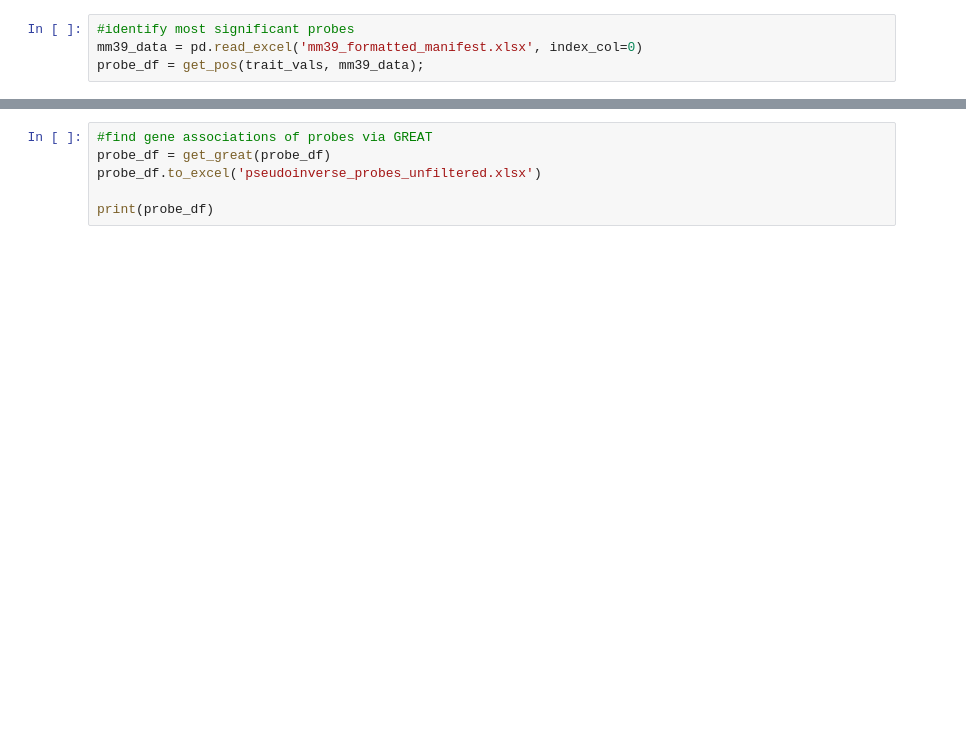
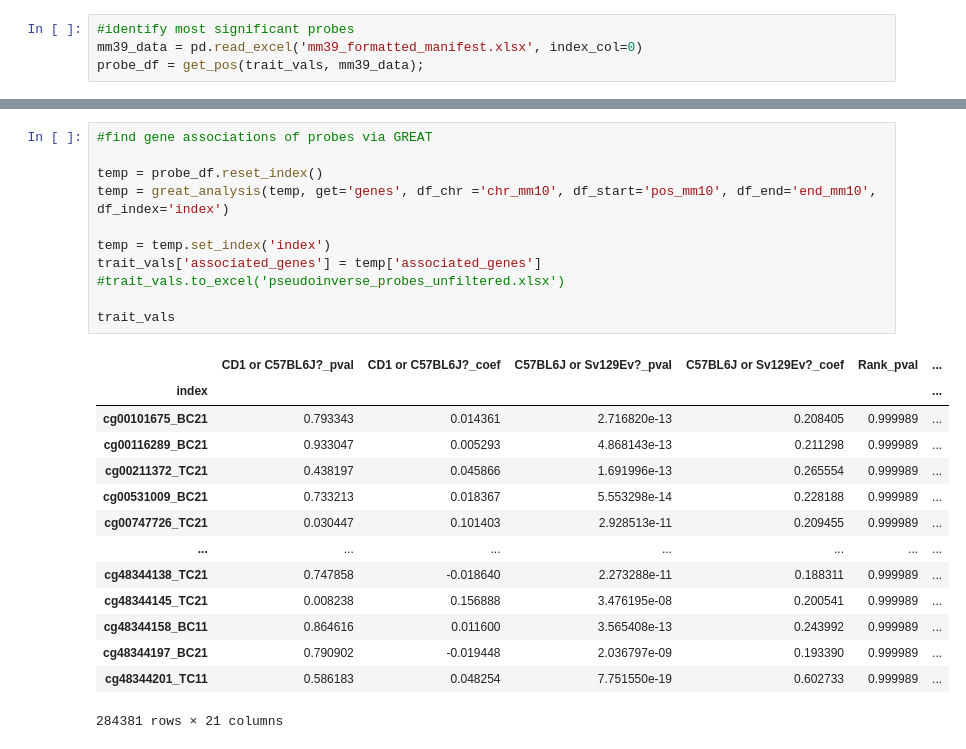
Before and after one commit to SamAndTheSun/pellegrini_temp, a Jupyter notebook: pseudoinverse_model.ipynb, the cells around one changed output, grey strips where cells are left out. Drawn from its saved outputs; the diff is of its cells as text; blank space fills up the shorter version.

```diff
--- a/pseudoinverse_model.ipynb
+++ b/pseudoinverse_model.ipynb
@@ -71,9 +83,29 @@ trait_cluster(trait_pvals, trait[:-5], n_probes);
-# %%
-#find gene associations of probes via GREAT
-probe_df = get_great(probe_df)
-probe_df.to_excel('pseudoinverse_probes_unfiltered.xlsx')
-
-print(probe_df)
+# %%
+#find gene associations of probes via GREAT
+
+temp = probe_df.reset_index()
+temp = great_analysis(temp, get='genes', df_chr ='chr_mm10', df_start='pos_mm10', df_end='end_mm10', df_index='index')
+
+temp = temp.set_index('index')
+trait_vals['associated_genes'] = temp['associated_genes']
+#trait_vals.to_excel('pseudoinverse_probes_unfiltered.xlsx')
+
+trait_vals
+# %% [output]
+|  | CD1 or C57BL6J?_pval | CD1 or C57BL6J?_coef | C57BL6J or Sv129Ev?_pval | C57BL6J or Sv129Ev?_coef | Rank_pval | ... |
+| index |  |  |  |  |  | ... |
+| cg00101675_BC21 | 0.793343 | 0.014361 | 2.716820e-13 | 0.208405 | 0.999989 | ... |
+| cg00116289_BC21 | 0.933047 | 0.005293 | 4.868143e-13 | 0.211298 | 0.999989 | ... |
+| cg00211372_TC21 | 0.438197 | 0.045866 | 1.691996e-13 | 0.265554 | 0.999989 | ... |
+| cg00531009_BC21 | 0.733213 | 0.018367 | 5.553298e-14 | 0.228188 | 0.999989 | ... |
+| cg00747726_TC21 | 0.030447 | 0.101403 | 2.928513e-11 | 0.209455 | 0.999989 | ... |
+| ... | ... | ... | ... | ... | ... | ... |
+| cg48344138_TC21 | 0.747858 | -0.018640 | 2.273288e-11 | 0.188311 | 0.999989 | ... |
+| cg48344145_TC21 | 0.008238 | 0.156888 | 3.476195e-08 | 0.200541 | 0.999989 | ... |
+| cg48344158_BC11 | 0.864616 | 0.011600 | 3.565408e-13 | 0.243992 | 0.999989 | ... |
+| cg48344197_BC21 | 0.790902 | -0.019448 | 2.036797e-09 | 0.193390 | 0.999989 | ... |
+| cg48344201_TC11 | 0.586183 | 0.048254 | 7.751550e-19 | 0.602733 | 0.999989 | ... |
+284381 rows × 21 columns
 # %%
 %matplotlib inline
 
```
Also changed, not shown: parts of 7 cells of this notebook, 1 other file.
